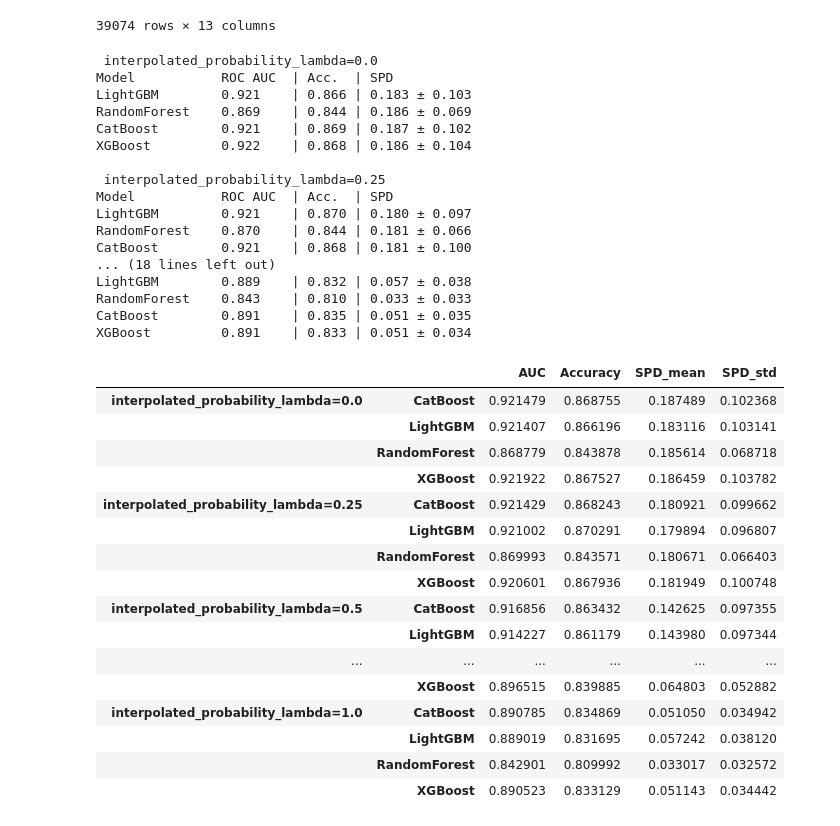
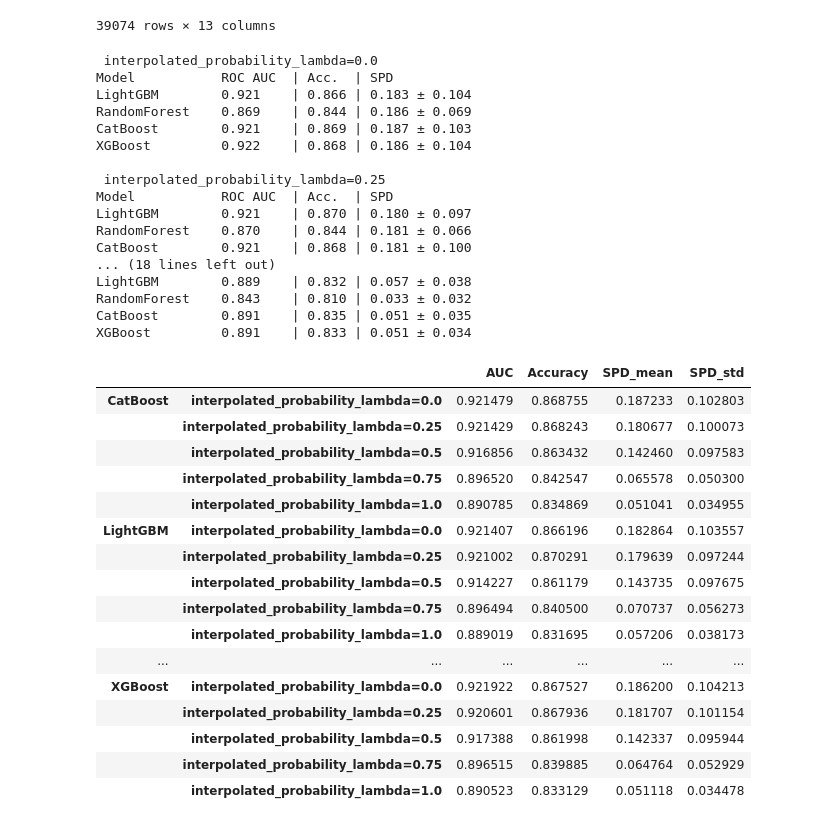
Before and after one commit to krugergui/Strong-statistical-parity-through-fair-synthetic-data, a Jupyter notebook: notebooks/adult-uci.ipynb, the cells around one changed output. Drawn from its saved outputs; the diff is of its cells as text; code cells hidden in the pictures.

```diff
--- a/notebooks/adult-uci.ipynb
+++ b/notebooks/adult-uci.ipynb
@@ -120,21 +121,15 @@ predictor = get_or_train_model(
 # %%
 print(f'\n{"Model":<15} {"ROC AUC":<8} | {"SPD":<5}')
 
-list_protected = [1 if p == "Female" else 0 for p in test_df[protected_feature]]
+list_protected = np.where(test_df[protected_feature] == "Female", 1, 0)
 
 for model in predictor.get_model_names():
     if "WeightedEnsemble" in model:
         continue
 
-    predictions = predictor.predict_proba(test_df, model=model)[">50K"]
-    model_dsp = np.empty(
-        101,
-    )
+    predictions = predictor.predict_proba(test_df, model=model)[">50K"].to_numpy()
 
-    for i, threshold in enumerate(np.arange(0.0, 1.0, 0.01)):
-        model_dsp[i] = fairness_metrics.DSP(
-            [1 if p >= threshold else 0 for p in predictions], list_protected
-        )
+    model_dsp = fairness_metrics.run_all_thresholds(predictions, list_protected)
 
     auc_score = predictor.evaluate(test_df, model=model, silent=True)["roc_auc"]
     dsp_std = model_dsp.std()
@@ -281,21 +276,20 @@ for target in target_variable_columns:
         if "WeightedEnsemble" in model:
             continue
 
-        predictions = predictor.predict_proba(test_df, model=model)[">50K"]
-        model_dsp = np.empty(
-            101,
-        )
+        predictions = predictor.predict_proba(test_df, model=model)[">50K"].to_numpy()
 
-        for i, threshold in enumerate(np.arange(0.0, 1.0, 0.01)):
-            model_dsp[i] = fairness_metrics.DSP(
-                [1 if p >= threshold else 0 for p in predictions], list_protected
-            )
+        model_dsp = fairness_metrics.run_all_thresholds(predictions, list_protected)
 
         scores = predictor.evaluate(test_df, model=model, silent=True)
         auc_score = scores["roc_auc"]
         accuracy_score = scores["accuracy"]
         dsp_std = model_dsp.std()
         spd_mean = model_dsp.mean()
+
+        assert 0.15 > dsp_std
+        assert 0.20 > spd_mean
+        assert 0.95 > auc_score > 0.8
+        assert 0.90 > accuracy_score > 0.8
 
         format_mean_std = f"{spd_mean:.3f} ± {dsp_std:.3f}"
 
@@ -312,9 +306,9 @@ for target in target_variable_columns:
 # %% [output]
  interpolated_probability_lambda=0.0
 Model           ROC AUC  | Acc.  | SPD
-LightGBM        0.921    | 0.866 | 0.183 ± 0.103
+LightGBM        0.921    | 0.866 | 0.183 ± 0.104
 RandomForest    0.869    | 0.844 | 0.186 ± 0.069
-CatBoost        0.921    | 0.869 | 0.187 ± 0.102
+CatBoost        0.921    | 0.869 | 0.187 ± 0.103
 XGBoost         0.922    | 0.868 | 0.186 ± 0.104
 
  interpolated_probability_lambda=0.25
@@ -324,29 +318,29 @@ RandomForest    0.870    | 0.844 | 0.181 ± 0.066
 CatBoost        0.921    | 0.868 | 0.181 ± 0.100
 ... (18 lines left out)
 LightGBM        0.889    | 0.832 | 0.057 ± 0.038
-RandomForest    0.843    | 0.810 | 0.033 ± 0.033
+RandomForest    0.843    | 0.810 | 0.033 ± 0.032
 CatBoost        0.891    | 0.835 | 0.051 ± 0.035
 XGBoost         0.891    | 0.833 | 0.051 ± 0.034
 # %%
 r = pd.json_normalize(results, sep="#")
 r.columns = r.columns.str.split("#").map(tuple)
-out = r.stack([0, 1]).reset_index(0, drop=True)
+out = r.stack([0, 1]).reset_index(0, drop=True).swaplevel().sort_index()
 out
 # %% [output]
 |  |  | AUC | Accuracy | SPD_mean | SPD_std |
-| interpolated_probability_lambda=0.0 | CatBoost | 0.921479 | 0.868755 | 0.187489 | 0.102368 |
-|  | LightGBM | 0.921407 | 0.866196 | 0.183116 | 0.103141 |
-|  | RandomForest | 0.868779 | 0.843878 | 0.185614 | 0.068718 |
-|  | XGBoost | 0.921922 | 0.867527 | 0.186459 | 0.103782 |
-| interpolated_probability_lambda=0.25 | CatBoost | 0.921429 | 0.868243 | 0.180921 | 0.099662 |
-|  | LightGBM | 0.921002 | 0.870291 | 0.179894 | 0.096807 |
-|  | RandomForest | 0.869993 | 0.843571 | 0.180671 | 0.066403 |
-|  | XGBoost | 0.920601 | 0.867936 | 0.181949 | 0.100748 |
-| interpolated_probability_lambda=0.5 | CatBoost | 0.916856 | 0.863432 | 0.142625 | 0.097355 |
-|  | LightGBM | 0.914227 | 0.861179 | 0.143980 | 0.097344 |
+| CatBoost | interpolated_probability_lambda=0.0 | 0.921479 | 0.868755 | 0.187233 | 0.102803 |
+|  | interpolated_probability_lambda=0.25 | 0.921429 | 0.868243 | 0.180677 | 0.100073 |
+|  | interpolated_probability_lambda=0.5 | 0.916856 | 0.863432 | 0.142460 | 0.097583 |
+|  | interpolated_probability_lambda=0.75 | 0.896520 | 0.842547 | 0.065578 | 0.050300 |
+|  | interpolated_probability_lambda=1.0 | 0.890785 | 0.834869 | 0.051041 | 0.034955 |
+| LightGBM | interpolated_probability_lambda=0.0 | 0.921407 | 0.866196 | 0.182864 | 0.103557 |
+|  | interpolated_probability_lambda=0.25 | 0.921002 | 0.870291 | 0.179639 | 0.097244 |
+|  | interpolated_probability_lambda=0.5 | 0.914227 | 0.861179 | 0.143735 | 0.097675 |
+|  | interpolated_probability_lambda=0.75 | 0.896494 | 0.840500 | 0.070737 | 0.056273 |
+|  | interpolated_probability_lambda=1.0 | 0.889019 | 0.831695 | 0.057206 | 0.038173 |
 | ... | ... | ... | ... | ... | ... |
-|  | XGBoost | 0.896515 | 0.839885 | 0.064803 | 0.052882 |
-| interpolated_probability_lambda=1.0 | CatBoost | 0.890785 | 0.834869 | 0.051050 | 0.034942 |
-|  | LightGBM | 0.889019 | 0.831695 | 0.057242 | 0.038120 |
-|  | RandomForest | 0.842901 | 0.809992 | 0.033017 | 0.032572 |
-|  | XGBoost | 0.890523 | 0.833129 | 0.051143 | 0.034442 |
+| XGBoost | interpolated_probability_lambda=0.0 | 0.921922 | 0.867527 | 0.186200 | 0.104213 |
+|  | interpolated_probability_lambda=0.25 | 0.920601 | 0.867936 | 0.181707 | 0.101154 |
+|  | interpolated_probability_lambda=0.5 | 0.917388 | 0.861998 | 0.142337 | 0.095944 |
+|  | interpolated_probability_lambda=0.75 | 0.896515 | 0.839885 | 0.064764 | 0.052929 |
+|  | interpolated_probability_lambda=1.0 | 0.890523 | 0.833129 | 0.051118 | 0.034478 |
```
Also changed, not shown: parts of 9 cells of this notebook, 4 other files.
